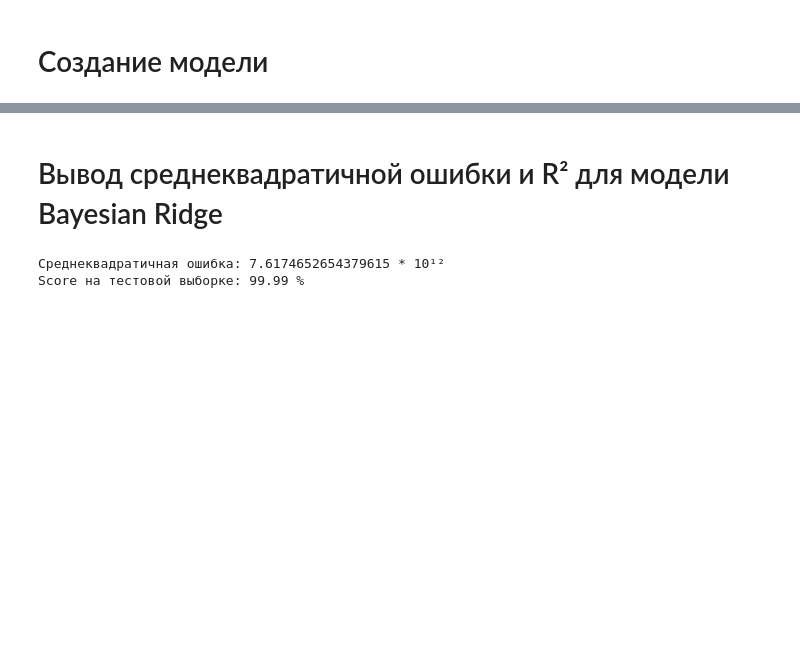
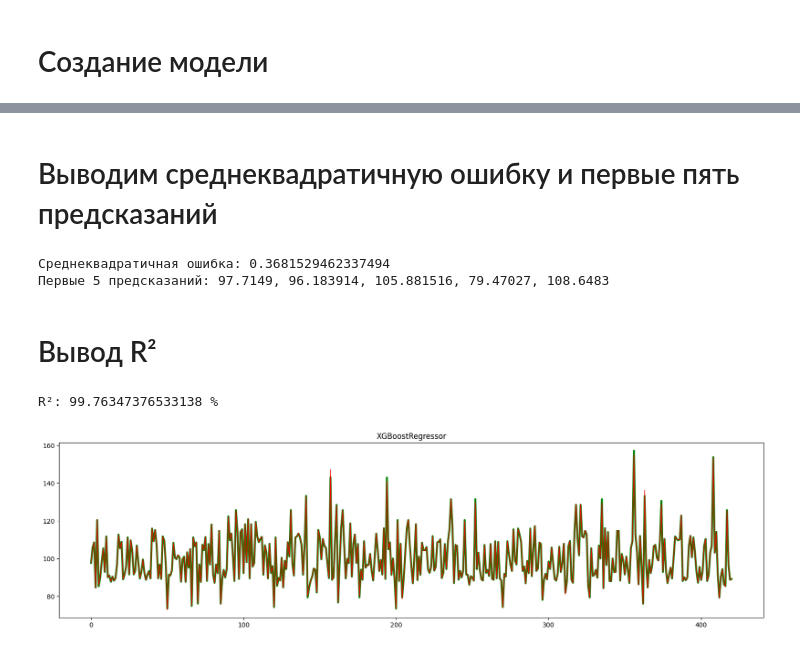
Before and after one commit to LuosRemmus/SITII_LR2, a Jupyter notebook: model_6.ipynb, the cells around one changed output, grey strips where cells are left out. Drawn from its saved outputs; the diff is of its cells as text; code cells hidden in the pictures; blank space fills up the shorter version.

```diff
--- a/model_6.ipynb
+++ b/model_6.ipynb
@@ -21,8 +34,5 @@ X_train, X_test, y_train, y_test = train_test_split(X, y, test_size=0.2, random_
 # %% [markdown]
 # Создание модели
-# %%
-bayesian_ridge = BayesianRidge()
-bayesian_ridge.fit(X_train, y_train)
-
-y_pred_bayesian = bayesian_ridge.predict(X_test)
+# %%
+xgb = XGBRegressor(n_estimators=100, learning_rate=0.1, max_depth=3, random_state=42)
 # %% [markdown]
@@ -32,0 +40,2 @@ r2_bayesian = r2_score(y_test, y_pred_bayesian)
+# %%
+xgb.fit(X_train, y_train)
@@ -32,0 +56,2 @@ r2_bayesian = r2_score(y_test, y_pred_bayesian)
+# %%
+y_pred = xgb.predict(X_test)
@@ -33,8 +62,23 @@ r2_bayesian = r2_score(y_test, y_pred_bayesian)
+# %% [markdown]
+# Выводим среднеквадратичную ошибку и первые пять предсказаний
+# %%
+print(f"Среднеквадратичная ошибка: {mse}")
+print(f"Первые 5 предсказаний: {', '.join(map(str, y_pred[:5]))}")
+# %% [output]
+Среднеквадратичная ошибка: 0.3681529462337494
+Первые 5 предсказаний: 97.7149, 96.183914, 105.881516, 79.47027, 108.6483
 # %% [markdown]
-# Вывод среднеквадратичной ошибки и R² для модели Bayesian Ridge
+# Вывод R²
-# %%
-print(f"Среднеквадратичная ошибка: {mse_bayesian*(10**12)} * 10¹²")
-print(f"Score на тестовой выборке: {str(r2_bayesian*100)[:5]} %")
-# %% [output]
-Среднеквадратичная ошибка: 7.6174652654379615 * 10¹²
-Score на тестовой выборке: 99.99 %
+# %%
+r2 = r2_score(y_test, y_pred)
+print(f"R²: {r2*100} %")
+# %% [output]
+R²: 99.76347376533138 %
+# %%
+plt.figure(figsize=(20, 5))
+plt.plot(y_pred[::2], color="green", linewidth=3)
+plt.plot(y_test[::2], color="red", linewidth=1)
+plt.title('XGBoostRegressor')
+plt.show()
+# %% [output]
+[figure, added]
```
Also changed, not shown: parts of 11 cells of this notebook, 1 other file.
